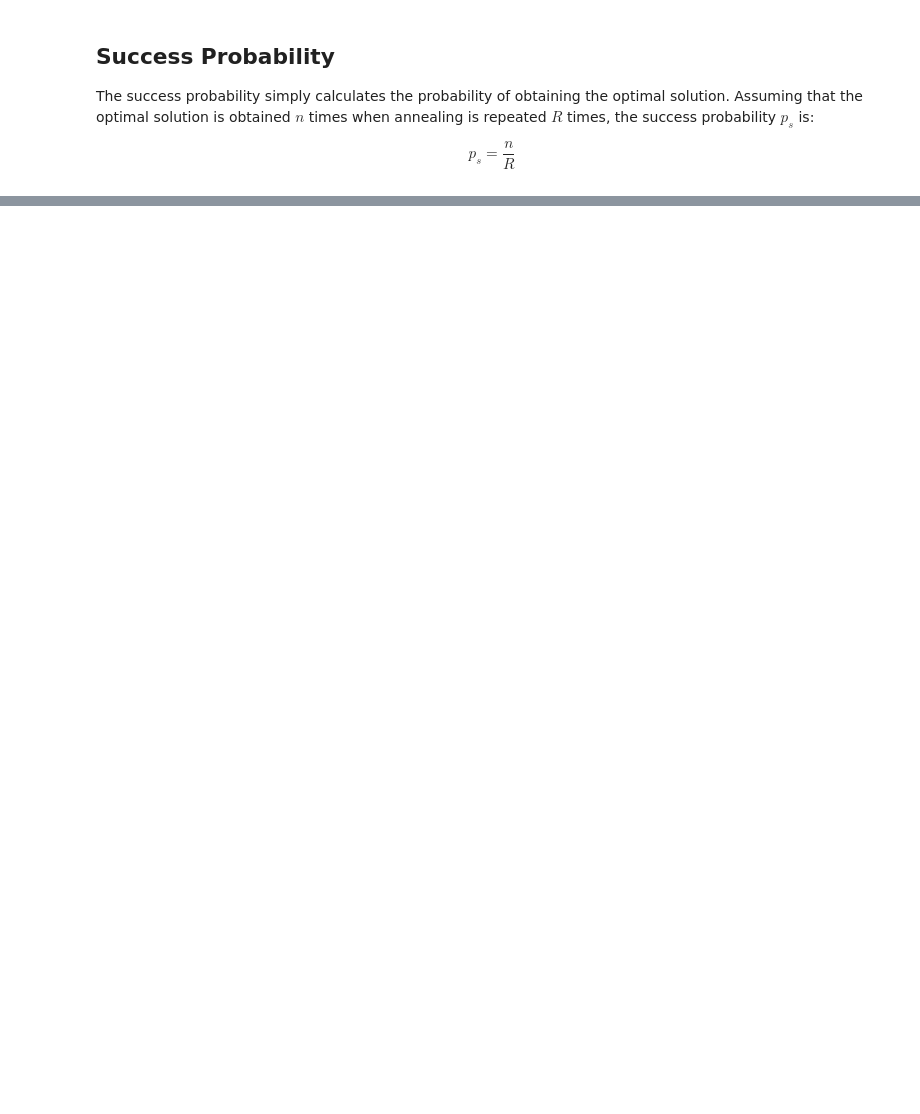
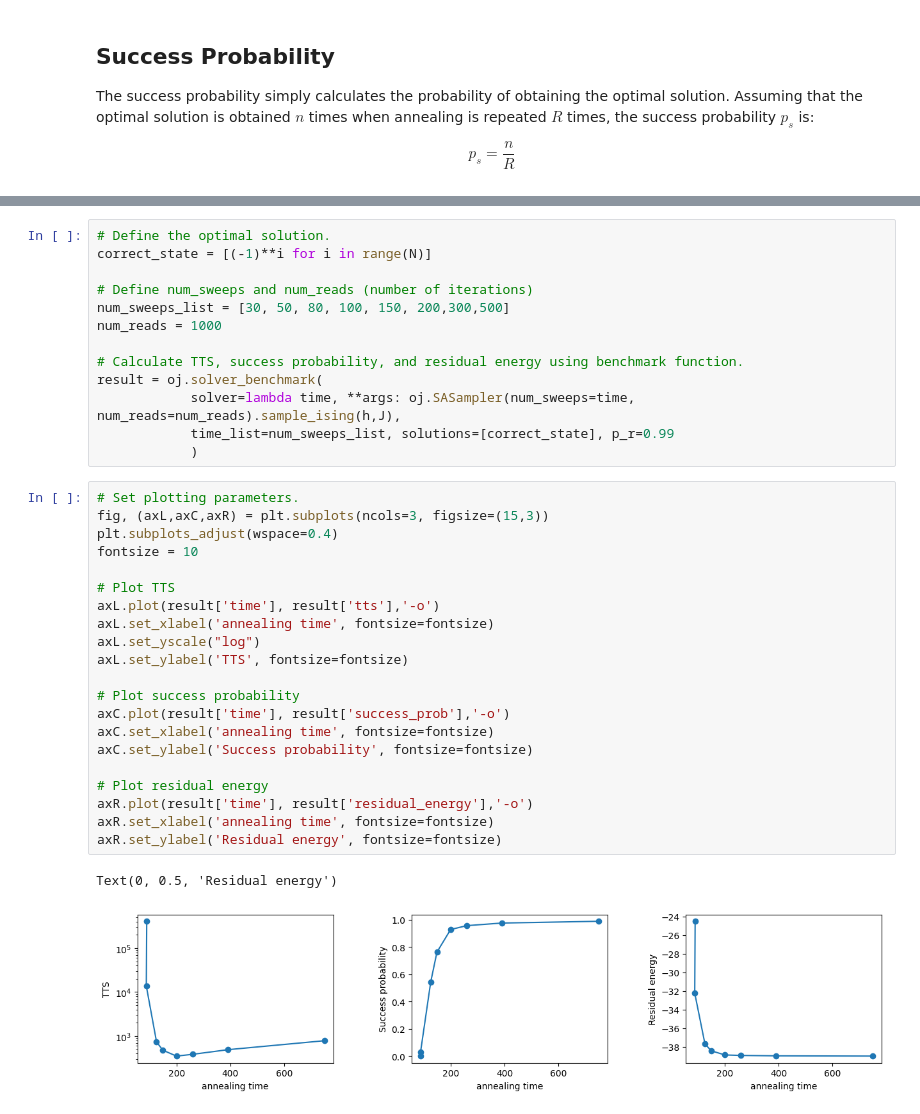
Before and after one commit to OpenJij/OpenJij, a Jupyter notebook: docs/tutorial/en/004-Evaluation.ipynb, the cells around one changed output, grey strips where cells are left out. Saved outputs shown, nothing was run; the diff lists cells and outputs as text; blank space fills up the shorter version.

```diff
--- a/docs/tutorial/en/004-Evaluation.ipynb
+++ b/docs/tutorial/en/004-Evaluation.ipynb
@@ -83,0 +234,37 @@ Since the annealing algorithm is an algorithm for which there exists an asymptot
+# %%
+# Define the optimal solution.
+correct_state = [(-1)**i for i in range(N)]
+
+# Define num_sweeps and num_reads (number of iterations)
+num_sweeps_list = [30, 50, 80, 100, 150, 200,300,500]
+num_reads = 1000
+
+# Calculate TTS, success probability, and residual energy using benchmark function.
+result = oj.solver_benchmark(
+            solver=lambda time, **args: oj.SASampler(num_sweeps=time, num_reads=num_reads).sample_ising(h,J),
+            time_list=num_sweeps_list, solutions=[correct_state], p_r=0.99
+            )
+# %%
+# Set plotting parameters.
+fig, (axL,axC,axR) = plt.subplots(ncols=3, figsize=(15,3))
+plt.subplots_adjust(wspace=0.4)
+fontsize = 10
+
+# Plot TTS
+axL.plot(result['time'], result['tts'],'-o')
+axL.set_xlabel('annealing time', fontsize=fontsize)
+axL.set_yscale("log")
+axL.set_ylabel('TTS', fontsize=fontsize)
+
+# Plot success probability
+axC.plot(result['time'], result['success_prob'],'-o')
+axC.set_xlabel('annealing time', fontsize=fontsize)
+axC.set_ylabel('Success probability', fontsize=fontsize)
+
+# Plot residual energy
+axR.plot(result['time'], result['residual_energy'],'-o')
+axR.set_xlabel('annealing time', fontsize=fontsize)
+axR.set_ylabel('Residual energy', fontsize=fontsize)
+# %% [output]
+Text(0, 0.5, 'Residual energy')
+[figure, added]
```
Also changed, not shown: parts of 27 cells of this notebook.
